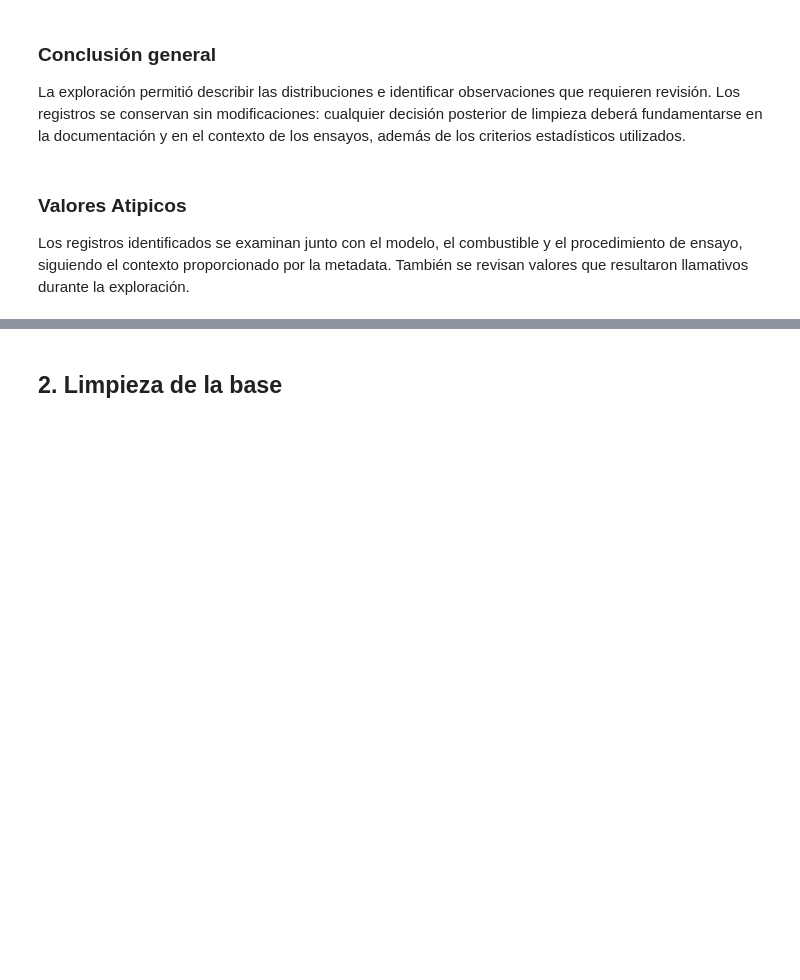
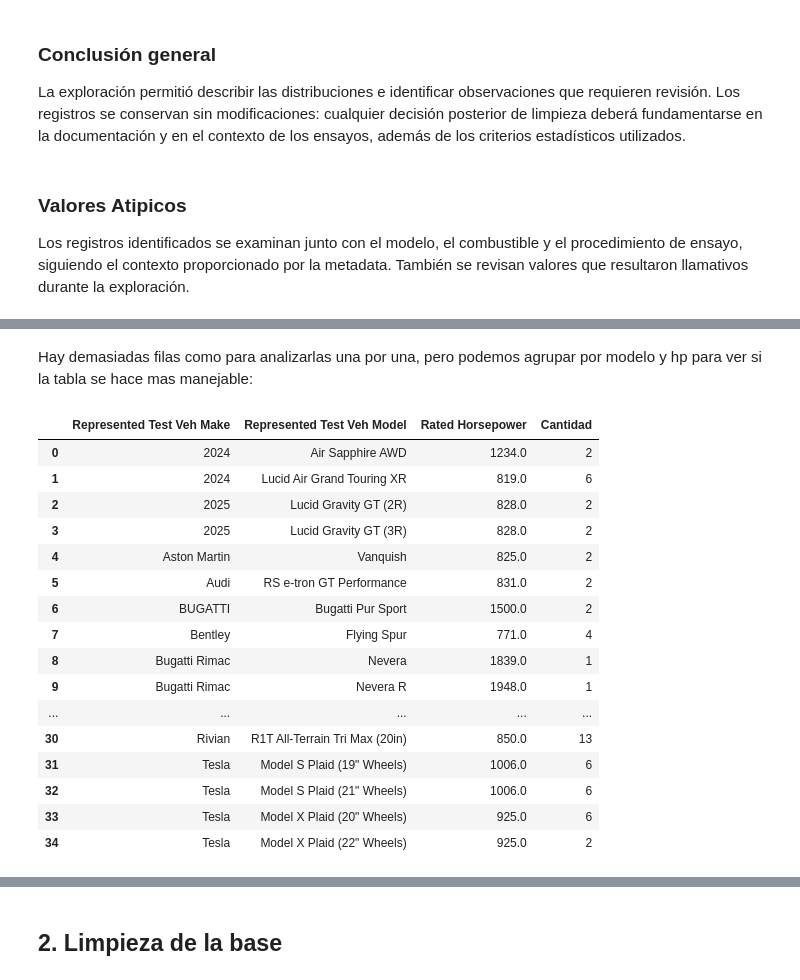
Before and after one commit to rodrigo1git/TPE-Fundamentos-de-Ciencia-de-Datos, a Jupyter notebook: TPE.ipynb, the cells around one changed output, grey strips where cells are left out. Cells and saved outputs as stored; diff of their text form; code cells hidden in the pictures; blank space fills up the shorter version.

```diff
--- a/TPE.ipynb
+++ b/TPE.ipynb
@@ -461,0 +567,31 @@ También se revisan valores que resultaron llamativos durante la exploración.
+# %% [markdown]
+Hay demasiadas filas como para analizarlas una por una, pero podemos agrupar por modelo y hp para ver si la tabla se hace mas manejable:
+# %%
+agrupado = (
+   outliers_hp.groupby(
+        ["Represented Test Veh Make", "Represented Test Veh Model", "Rated Horsepower"],
+        dropna=False
+    )
+    .size()
+    .reset_index(name="Cantidad")
+)
+
+display(agrupado)
+# %% [output]
+|  | Represented Test Veh Make | Represented Test Veh Model | Rated Horsepower | Cantidad |
+| 0 | 2024 | Air Sapphire AWD | 1234.0 | 2 |
+| 1 | 2024 | Lucid Air Grand Touring XR | 819.0 | 6 |
+| 2 | 2025 | Lucid Gravity GT (2R) | 828.0 | 2 |
+| 3 | 2025 | Lucid Gravity GT (3R) | 828.0 | 2 |
+| 4 | Aston Martin | Vanquish | 825.0 | 2 |
+| 5 | Audi | RS e-tron GT Performance | 831.0 | 2 |
+| 6 | BUGATTI | Bugatti Pur Sport | 1500.0 | 2 |
+| 7 | Bentley | Flying Spur | 771.0 | 4 |
+| 8 | Bugatti Rimac | Nevera | 1839.0 | 1 |
+| 9 | Bugatti Rimac | Nevera R | 1948.0 | 1 |
+| ... | ... | ... | ... | ... |
+| 30 | Rivian | R1T All-Terrain Tri Max (20in) | 850.0 | 13 |
+| 31 | Tesla | Model S Plaid (19" Wheels) | 1006.0 | 6 |
+| 32 | Tesla | Model S Plaid (21" Wheels) | 1006.0 | 6 |
+| 33 | Tesla | Model X Plaid (20" Wheels) | 925.0 | 6 |
+| 34 | Tesla | Model X Plaid (22" Wheels) | 925.0 | 2 |
```
Also changed, not shown: parts of 24 cells of this notebook, 1 other file.
